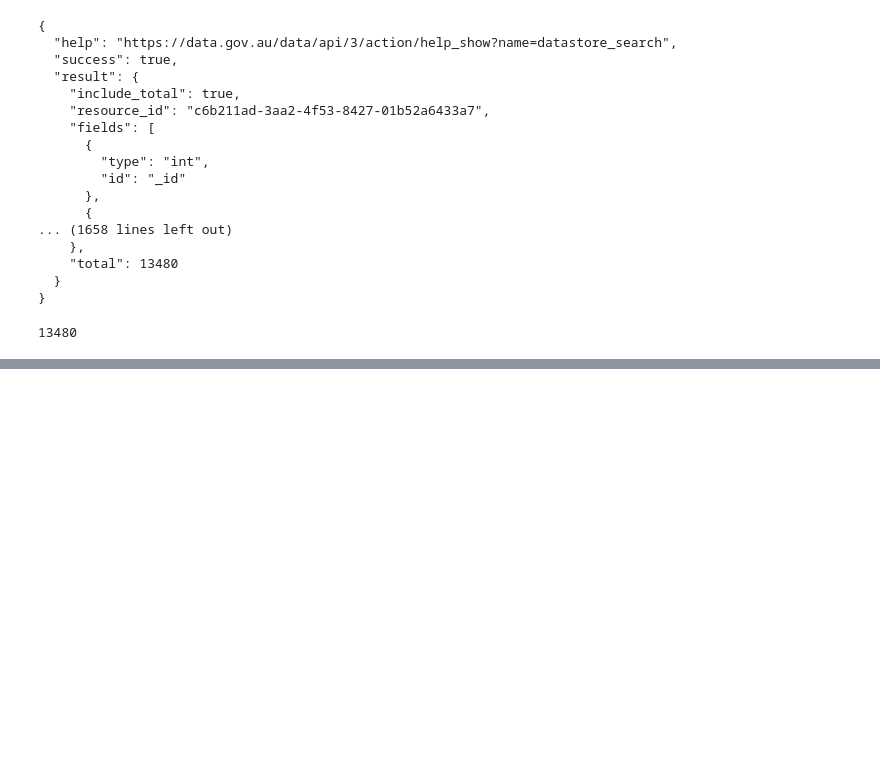
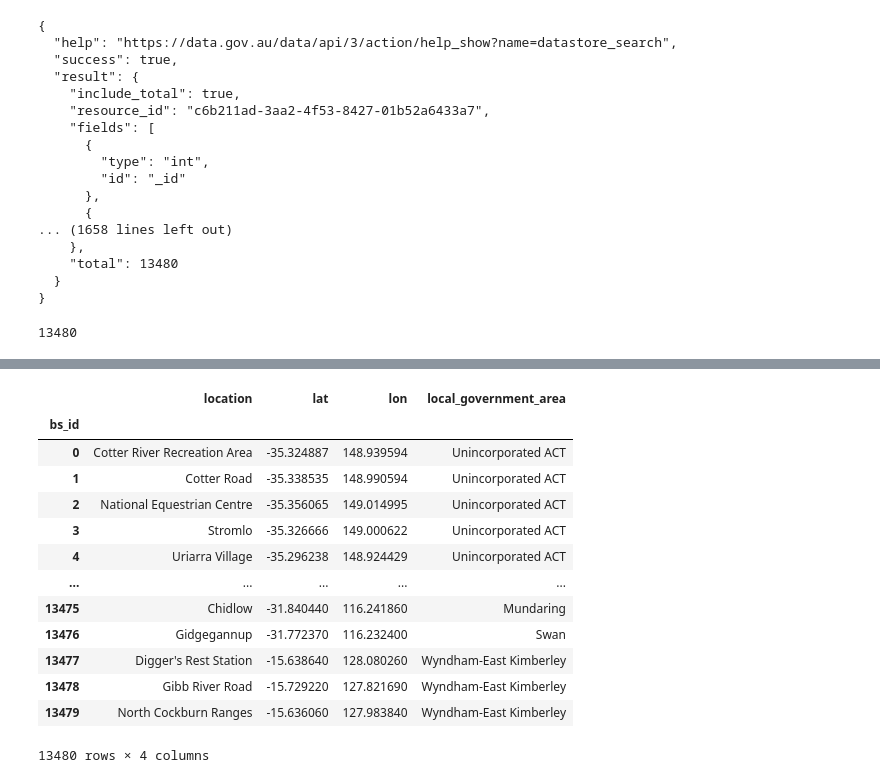
Before and after one commit to LP-116/ETL-Project, a Jupyter notebook: Blackspot_data.ipynb, the cells around one changed output, grey strips where cells are left out. Cells and saved outputs as stored; diff of their text form; code cells hidden in the pictures; blank space fills up the shorter version.

```diff
--- a/Blackspot_data.ipynb
+++ b/Blackspot_data.ipynb
@@ -72,0 +75,20 @@ blackspot_df
+# %%
+blackspot_lga_columns = ["location", "lat", "lon", "local_government_area"]
+blackspot_transformed = blackspot_df[blackspot_lga_columns].copy()
+blackspot_transformed.index.name = "bs_id"
+blackspot_transformed
+# %% [output]
+|  | location | lat | lon | local_government_area |
+| bs_id |  |  |  |  |
+| 0 | Cotter River Recreation Area | -35.324887 | 148.939594 | Unincorporated ACT |
+| 1 | Cotter Road | -35.338535 | 148.990594 | Unincorporated ACT |
+| 2 | National Equestrian Centre | -35.356065 | 149.014995 | Unincorporated ACT |
+| 3 | Stromlo | -35.326666 | 149.000622 | Unincorporated ACT |
+| 4 | Uriarra Village | -35.296238 | 148.924429 | Unincorporated ACT |
+| ... | ... | ... | ... | ... |
+| 13475 | Chidlow | -31.840440 | 116.241860 | Mundaring |
+| 13476 | Gidgegannup | -31.772370 | 116.232400 | Swan |
+| 13477 | Digger's Rest Station | -15.638640 | 128.080260 | Wyndham-East Kimberley |
+| 13478 | Gibb River Road | -15.729220 | 127.821690 | Wyndham-East Kimberley |
+| 13479 | North Cockburn Ranges | -15.636060 | 127.983840 | Wyndham-East Kimberley |
+13480 rows × 4 columns
```
Also changed, not shown: parts of 6 cells of this notebook, 3 other files.
